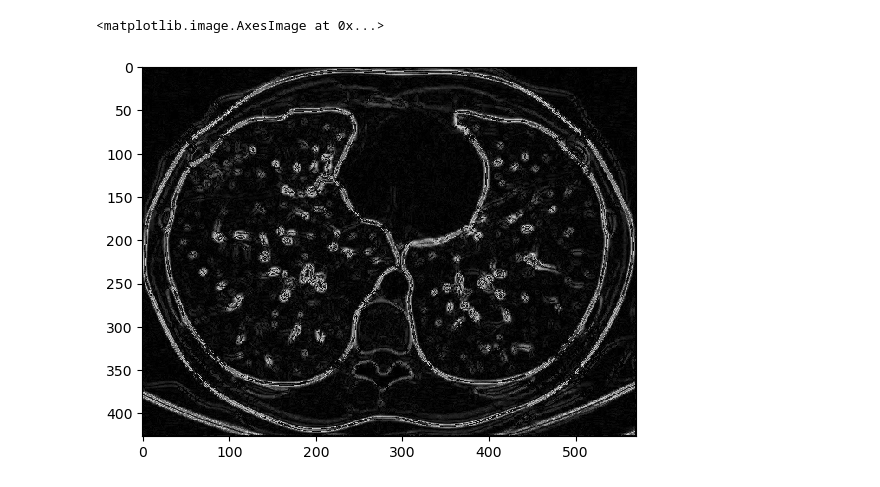
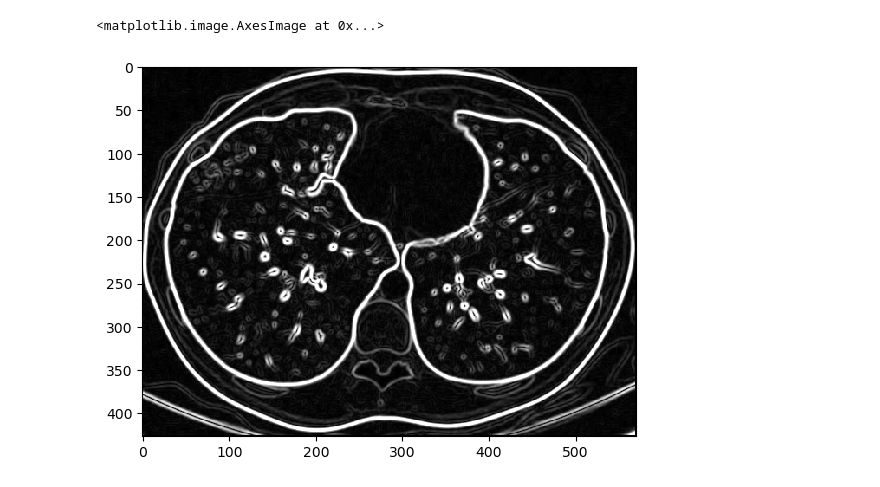
Before and after one commit to DarylLSY/cs9517, a Jupyter notebook: lab01/q4.ipynb, the cells around one changed output. Saved outputs shown, nothing was run; the diff lists cells and outputs as text; code cells hidden in the pictures.

```diff
--- a/lab01/q4.ipynb
+++ b/lab01/q4.ipynb
@@ -9,21 +9,25 @@ img_path = "pictures/CT.png"
 
 image = cv2.imread(img_path, cv2.IMREAD_GRAYSCALE)
 
-output1 = image.copy()
-output2 = image.copy()
+(h, w) = image.shape
+
+output1 = np.zeros(image.shape)
+output2 = np.zeros(image.shape)
 
 Sx = np.array([[1, 0, -1], [2, 0, -2], [1, 0, -1]])
 Sy = np.array([[1, 2, 1], [0, 0, 0], [-1, -2, -1]])
 
-(h, w) = image.shape
 
 for i in range(h - 2):
     for j in range(w - 2):
         Gx = abs(np.sum(image[i:i+3, j:j+3] * Sx))
         Gy = abs(np.sum(image[i:i+3, j:j+3] * Sy))
 
-        output1[i+1][j+1] = np.uint8(Gx)
-        output2[i+1][j+1] = np.uint8(Gy)
+        output1[i+1][j+1] = Gx if Gx <= 255 else 255
+        output2[i+1][j+1] = Gy if Gy <= 255 else 255
+
+output1 = np.uint8(output1)
+output2 = np.uint8(output2)
 # %%
 plt.imshow(output1, 'gray')
 # %% [output]
@@ -32,10 +41,15 @@ plt.imshow(output1, 'gray')
 # %%
-output3 = image.copy()
+output3 = np.zeros(image.shape)
+
 for i in range(h):
     for j in range(w):
-        output3[i][j] = np.uint8((output1[i][j]^2 + output2[i][j]^2)*0.5)
+        n1 = pow(float(output1[i][j]), 2)
+        n2 = pow(float(output2[i][j]), 2)
+        I = np.sqrt(n1 + n2)
+        I = I if I <= 255 else 255
+        output3[i][j] = np.uint8(I)
 
-plt.imshow(output3, cmap='gray', vmin=0, vmax=160)
+plt.imshow(output3, cmap='gray', vmin=0, vmax=255)
 # %% [output]
 <matplotlib.image.AxesImage at 0x...>
-[figure, old version]
+[figure, new version]
```
Also changed, not shown: parts of 2 cells of this notebook, 2 other files.
